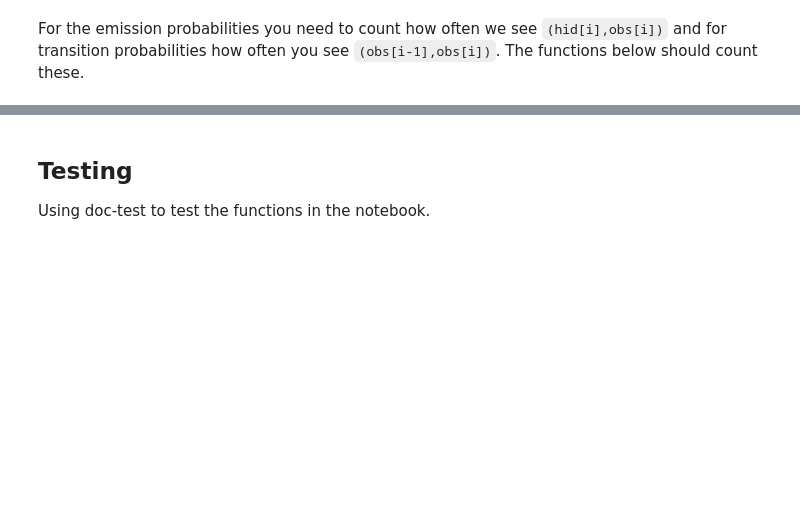
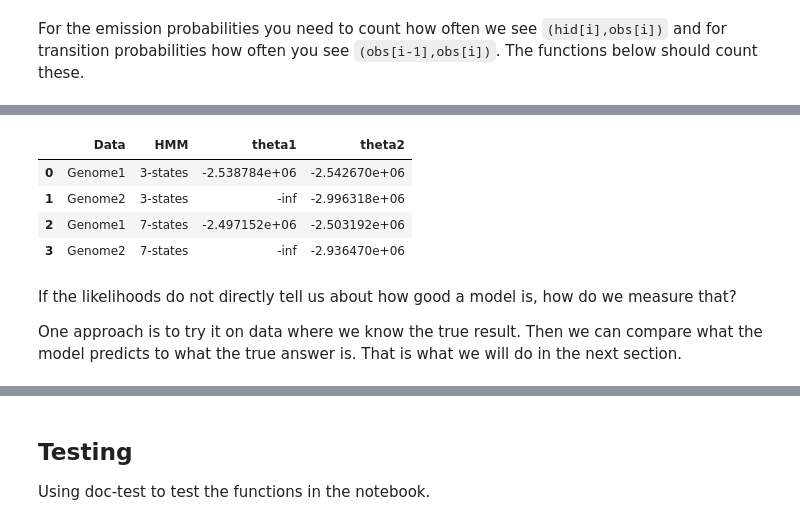
Before and after one commit to birc-ctib/hmm, a Jupyter notebook: hmm.ipynb, the cells around one changed output, grey strips where cells are left out. Saved outputs shown, nothing was run; the diff lists cells and outputs as text; code cells hidden in the pictures; blank space fills up the shorter version.

```diff
--- a/hmm.ipynb
+++ b/hmm.ipynb
@@ -365,15 +365,16 @@ def log_each(x: ArrayLike) -> ArrayLike:
 
 def log_lik(data: HMMData, theta: HMMParam) -> float:
     """
-    Compute the log-likelihood of the data (obs,hid) given the parameters, theta.
+    Compute the log-likelihood of the data (x,z) given the parameters, theta.
     """
     k1, x, z = data
     k2, pi, T, E = theta
     assert k1 == k2
 
+    # Move all the parameters to log-space
     pi, T, E = log_each(pi), log_each(T), log_each(E)
 
-    # FIXME: compute the likelihood
+    # FIXME: compute the log likelihood
     p = pi[z[0]]
     for i, s in enumerate(z[1:]):
         p += T[z[i], s]
@@ -445,10 +446,3 @@ def count_transitions(data: HMMData) -> ArrayLike:
     for i in range(len(z) - 1):
         counts[z[i], z[i+1]] += 1
     return counts
-# %%
-def estimate_trans(data: HMMData) -> ArrayLike:
-    """Estimate the transition matrix from the data."""
-    counts = count_transitions(data)
-    for i, row in enumerate(counts):
-        counts[i] /= sum(row)
-    return counts
@@ -454,0 +464,14 @@ def estimate_trans(data: HMMData) -> ArrayLike:
+# %%
+def normalise(matrix: ArrayLike) -> ArrayLike:
+    """Normalise a matrix so each row sums to one."""
+    for i, row in enumerate(matrix):
+        matrix[i] /= sum(row)
+    return matrix
+
+def estimate_emis(data: HMMData) -> ArrayLike:
+    """Estimate the emission matrix from the data."""
+    return normalise(count_emissions(data))
+
+def estimate_trans(data: HMMData) -> ArrayLike:
+    """Estimate the transition matrix from the data."""
+    return normalise(count_transitions(data))
@@ -454,0 +480,7 @@ def estimate_trans(data: HMMData) -> ArrayLike:
+# %%
+# Estimates for the three-state model
+theta1_3 = hmm_params(estimate_pi(data1_3), estimate_trans(data1_3), estimate_emis(data1_3))
+theta2_3 = hmm_params(estimate_pi(data2_3), estimate_trans(data2_3), estimate_emis(data2_3))
+# Estimates for the seven-state model
+theta1_7 = hmm_params(estimate_pi(data1_7), estimate_trans(data1_7), estimate_emis(data1_7))
+theta2_7 = hmm_params(estimate_pi(data2_7), estimate_trans(data2_7), estimate_emis(data2_7))
@@ -454,0 +493,19 @@ def estimate_trans(data: HMMData) -> ArrayLike:
+# %%
+import pandas as pd
+data = [
+    ["Genome1", "3-states", log_lik(data1_3, theta1_3), log_lik(data1_3, theta2_3)],
+    ["Genome2", "3-states", log_lik(data2_3, theta1_3), log_lik(data2_3, theta2_3)],
+    ["Genome1", "7-states", log_lik(data1_7, theta1_7), log_lik(data1_7, theta2_7)],
+    ["Genome2", "7-states", log_lik(data2_7, theta1_7), log_lik(data2_7, theta2_7)],
+]
+pd.DataFrame(data, columns=["Data", "HMM", "theta1", "theta2"])
+# %% [output]
+|  | Data | HMM | theta1 | theta2 |
+| 0 | Genome1 | 3-states | -2.538784e+06 | -2.542670e+06 |
+| 1 | Genome2 | 3-states | -inf | -2.996318e+06 |
+| 2 | Genome1 | 7-states | -2.497152e+06 | -2.503192e+06 |
+| 3 | Genome2 | 7-states | -inf | -2.936470e+06 |
+# %% [markdown]
+If the likelihoods do not directly tell us about how good a model is, how do we measure that?
+
+One approach is to try it on data where we know the true result. Then we can compare what the model predicts to what the true answer is. That is what we will do in the next section.
```
Also changed, not shown: parts of 11 cells of this notebook.
